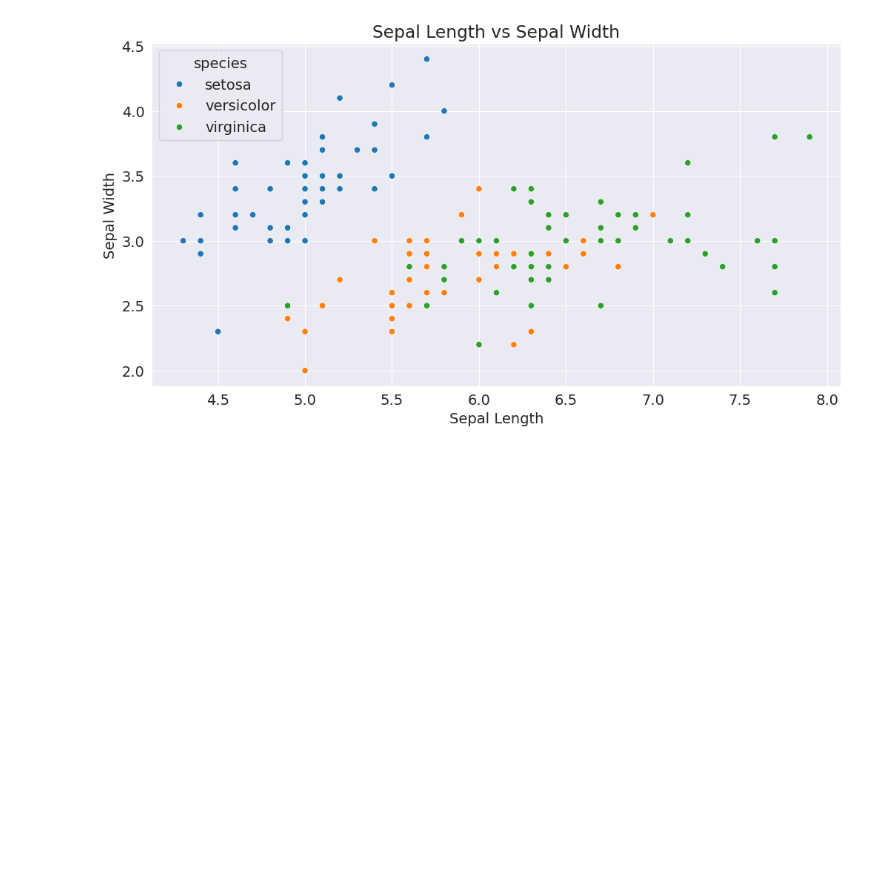
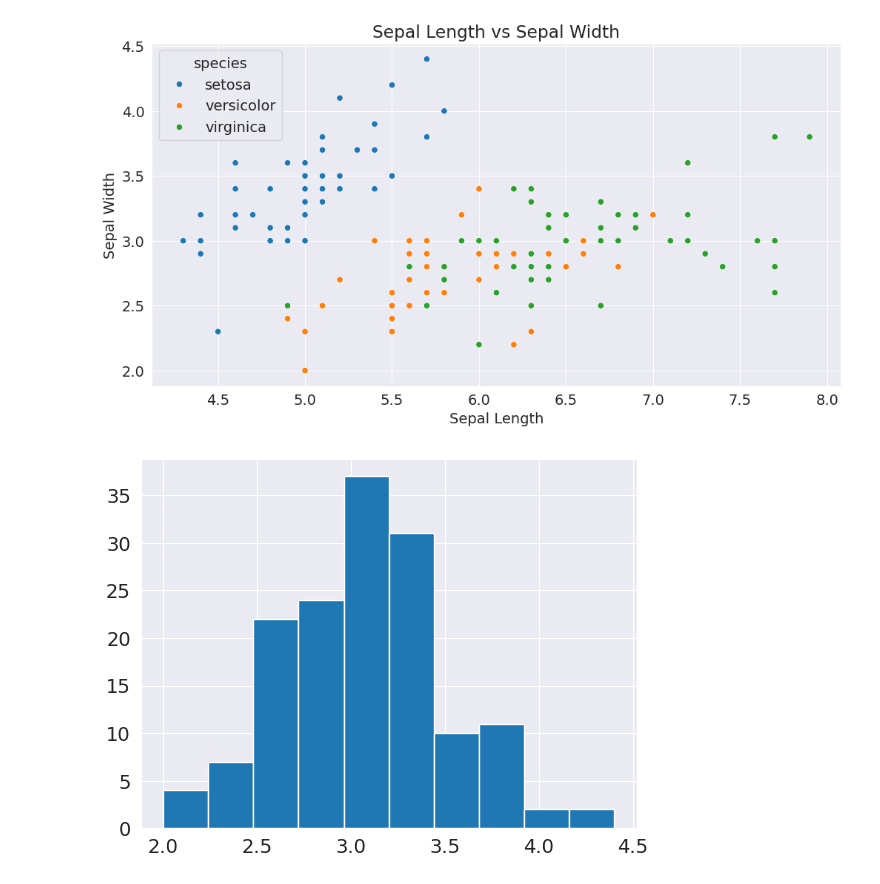
Before and after one commit to pramodreddypandiri/DA, a Jupyter notebook: DA.ipynb, the cells around one changed output. Drawn from its saved outputs; the diff is of its cells as text; code cells hidden in the pictures; blank space fills up the shorter version.

Commit message:
histograms

```diff
--- a/DA.ipynb
+++ b/DA.ipynb
@@ -142,3 +142,7 @@ plt.ylabel('Sepal Width')
 sns.scatterplot(x='sepal_length', y='sepal_width',hue='species', data=flowers_df);
 # %% [output]
 [figure]
+# %%
+plt.hist(flowers_df.sepal_width);
+# %% [output]
+[figure, added]
```
Also changed, not shown: parts of 4 cells of this notebook.
